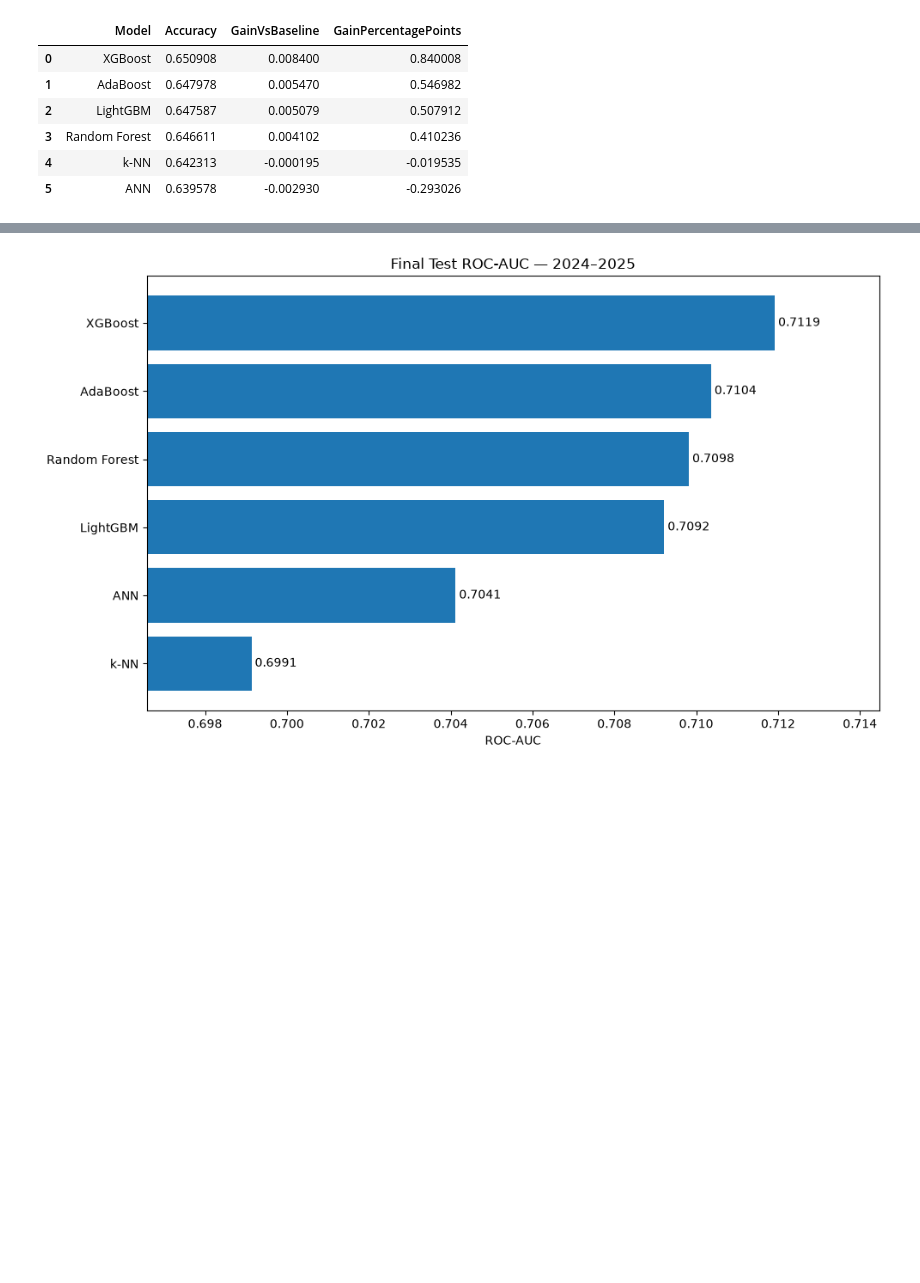
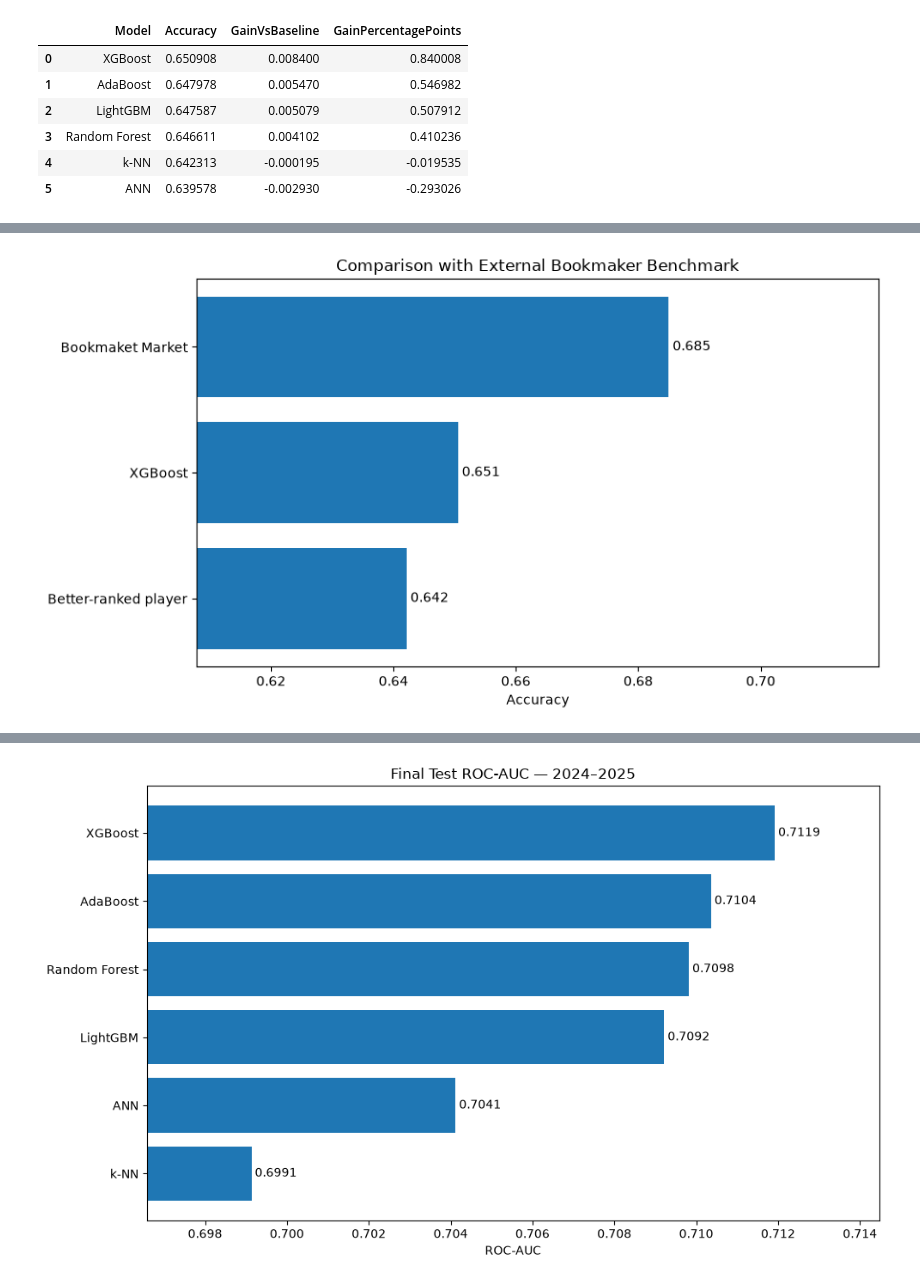
Before and after one commit to elimiotto05/artificial_intelligence, a Jupyter notebook: notebooks/13_final_evaluation.ipynb, the cells around one changed output, grey strips where cells are left out. Drawn from its saved outputs; the diff is of its cells as text; code cells hidden in the pictures; blank space fills up the shorter version.

Commit message:
bookmark comparison (betting odds)

```diff
--- a/notebooks/13_final_evaluation.ipynb
+++ b/notebooks/13_final_evaluation.ipynb
@@ -221,0 +306,20 @@ accuracy_gain.sort_values(
+# %%
+bookmaker_subset = (
+    bookmaker_analysis.loc[
+        odds_available
+    ].copy()
+)
+
+print(
+    "Matches with valid bookmaker odds:",
+    len(bookmaker_subset)
+)
+
+print(
+    "Coverage:",
+    round(
+        len(bookmaker_subset) / len(bookmaker_analysis) * 100,
+        2
+    ),
+    "%"
+)
@@ -221,0 +461,52 @@ accuracy_gain.sort_values(
+# %%
+bookmaker_plot_data = (
+    bookmaker_comparison
+    .sort_values(
+        "Accuracy",
+        ascending=True
+    )
+)
+
+min_accuracy = bookmaker_plot_data["Accuracy"].min()
+max_accuracy = bookmaker_plot_data["Accuracy"].max()
+
+difference = max_accuracy - min_accuracy
+
+padding = max(
+    difference * 0.80,
+    0.001
+)
+
+plt.figure(figsize=(9, 5))
+
+bars = plt.barh(
+    bookmaker_plot_data["Method"],
+    bookmaker_plot_data["Accuracy"]
+)
+
+plt.xlim(
+    min_accuracy - padding,
+    max_accuracy + padding
+)
+
+plt.xlabel("Accuracy")
+
+plt.title("Comparison with External Bookmaker Benchmark")
+
+for bar, value in zip (
+    bars,
+    bookmaker_plot_data["Accuracy"]
+):
+    plt.text(
+        value,
+        bar.get_y()
+        + bar.get_height() / 2,
+        f" {value:.3f}",
+        va = "center"
+    )
+
+plt.tight_layout()
+
+plt.show()
+# %% [output]
+[figure, added]
```
Also changed, not shown: parts of 14 cells of this notebook, 1 other file.
